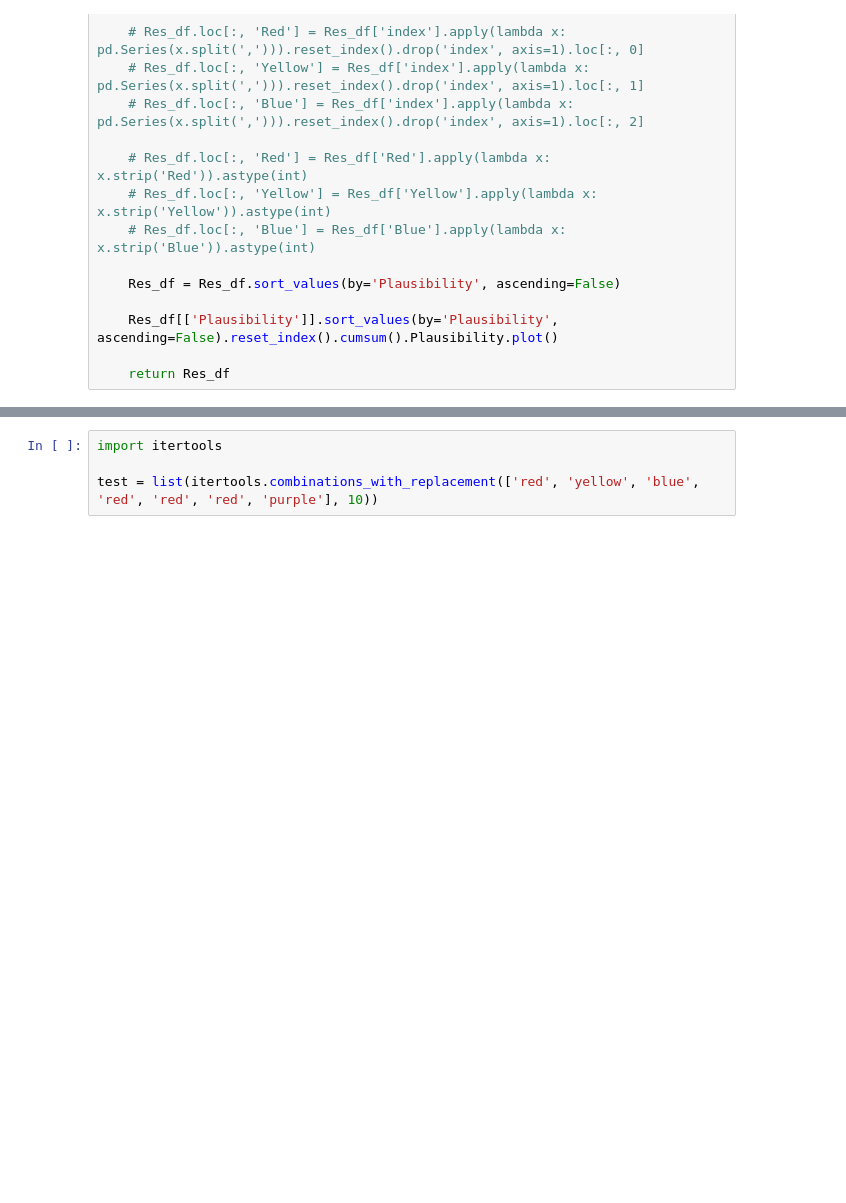
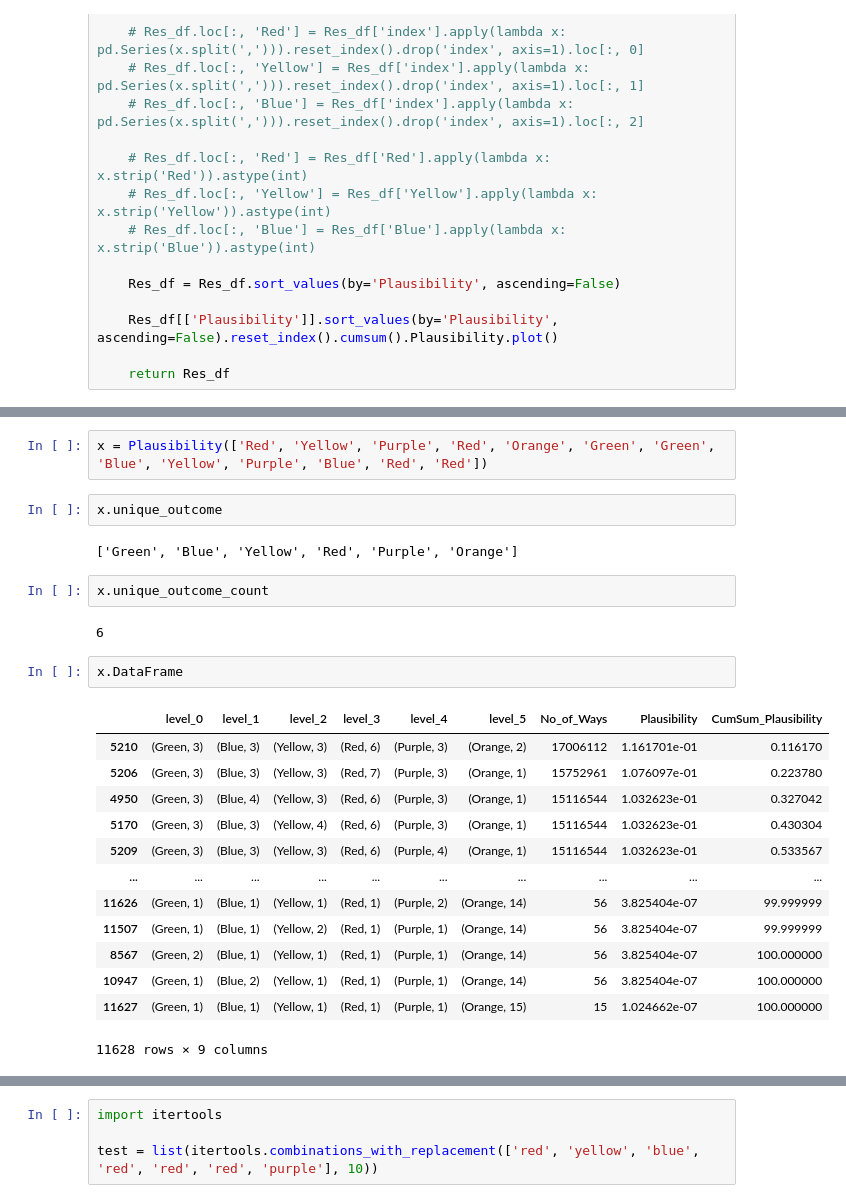
Before and after one commit to Elvislim1991/Probability_Article, a Jupyter notebook: Plausibility.ipynb, the cells around one changed output, grey strips where cells are left out. Drawn from its saved outputs; the diff is of its cells as text; blank space fills up the shorter version.

```diff
--- a/Plausibility.ipynb
+++ b/Plausibility.ipynb
@@ -314,3 +312,29 @@ class Plausibility():
 
     def CumSum_Plausibility_Count(self, plausibility):
         return (x.DataFrame.CumSum_Plausibility <= plausibility).sum()
+# %%
+x = Plausibility(['Red', 'Yellow', 'Purple', 'Red', 'Orange', 'Green', 'Green', 'Blue', 'Yellow', 'Purple', 'Blue', 'Red', 'Red'])
+# %%
+x.unique_outcome
+# %% [output]
+['Green', 'Blue', 'Yellow', 'Red', 'Purple', 'Orange']
+# %%
+x.unique_outcome_count
+# %% [output]
+6
+# %%
+x.DataFrame
+# %% [output]
+|  | level_0 | level_1 | level_2 | level_3 | level_4 | level_5 | No_of_Ways | Plausibility | CumSum_Plausibility |
+| 5210 | (Green, 3) | (Blue, 3) | (Yellow, 3) | (Red, 6) | (Purple, 3) | (Orange, 2) | 17006112 | 1.161701e-01 | 0.116170 |
+| 5206 | (Green, 3) | (Blue, 3) | (Yellow, 3) | (Red, 7) | (Purple, 3) | (Orange, 1) | 15752961 | 1.076097e-01 | 0.223780 |
+| 4950 | (Green, 3) | (Blue, 4) | (Yellow, 3) | (Red, 6) | (Purple, 3) | (Orange, 1) | 15116544 | 1.032623e-01 | 0.327042 |
+| 5170 | (Green, 3) | (Blue, 3) | (Yellow, 4) | (Red, 6) | (Purple, 3) | (Orange, 1) | 15116544 | 1.032623e-01 | 0.430304 |
+| 5209 | (Green, 3) | (Blue, 3) | (Yellow, 3) | (Red, 6) | (Purple, 4) | (Orange, 1) | 15116544 | 1.032623e-01 | 0.533567 |
+| ... | ... | ... | ... | ... | ... | ... | ... | ... | ... |
+| 11626 | (Green, 1) | (Blue, 1) | (Yellow, 1) | (Red, 1) | (Purple, 2) | (Orange, 14) | 56 | 3.825404e-07 | 99.999999 |
+| 11507 | (Green, 1) | (Blue, 1) | (Yellow, 2) | (Red, 1) | (Purple, 1) | (Orange, 14) | 56 | 3.825404e-07 | 99.999999 |
+| 8567 | (Green, 2) | (Blue, 1) | (Yellow, 1) | (Red, 1) | (Purple, 1) | (Orange, 14) | 56 | 3.825404e-07 | 100.000000 |
+| 10947 | (Green, 1) | (Blue, 2) | (Yellow, 1) | (Red, 1) | (Purple, 1) | (Orange, 14) | 56 | 3.825404e-07 | 100.000000 |
+| 11627 | (Green, 1) | (Blue, 1) | (Yellow, 1) | (Red, 1) | (Purple, 1) | (Orange, 15) | 15 | 1.024662e-07 | 100.000000 |
+11628 rows × 9 columns
```
Also changed, not shown: parts of 12 cells of this notebook, 19 other files.
